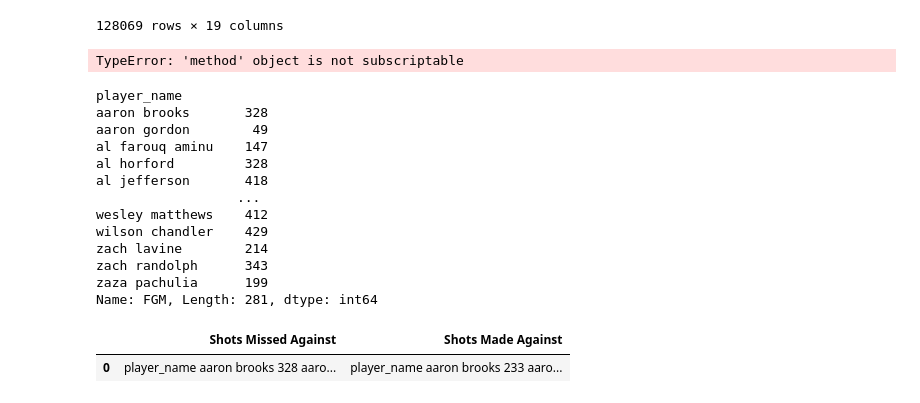
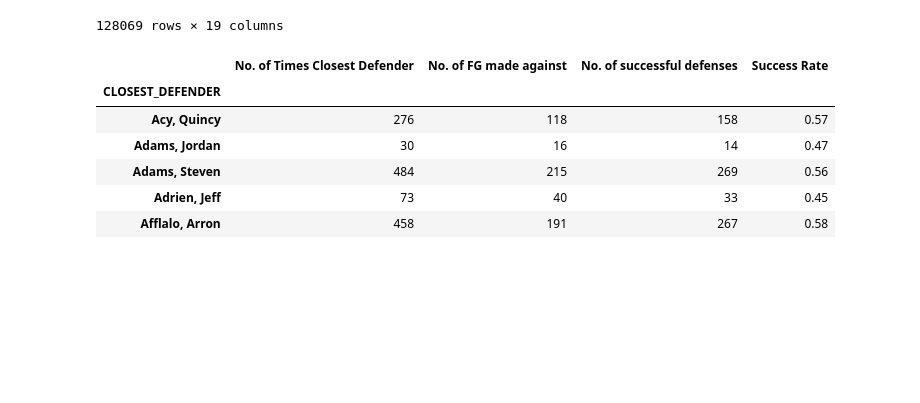
Before and after one commit to briennecole/NBA_Shot_Analysis, a Jupyter notebook: NBA_analysis_brienne.ipynb, the cells around one changed output. Drawn from its saved outputs; the diff is of its cells as text; code cells hidden in the pictures; blank space fills up the shorter version.

```diff
--- a/NBA_analysis_brienne.ipynb
+++ b/NBA_analysis_brienne.ipynb
@@ -142,54 +142,46 @@ cleaned_df
 128069 rows × 19 columns
 # %%
 cleaned_df.to_csv("Resources/Final_nba_df.csv")
-# %%
-# # Closest defender count bar graph
-# defender_count = cleaned_df['CLOSEST_DEFENDER'].value_counts()
-# defender_count
-
-success = cleaned_df.set_index["CLOSEST_DEFENDER"]
-# %% [output]
-TypeError: 'method' object is not subscriptable
 # %%
 # Sort and rank (# of successful shots divided by # of times closest defender)
-defense_success_temp = cleaned_df.loc[cleaned_df["FGM"] == 0].groupby(["player_name"]).count()
-defense_success = defense_success_temp ["FGM"]
-defense_success
+# defense_success_temp = cleaned_df.loc[cleaned_df["FGM"] == 0].groupby(["player_name"]).count()
+# defense_success = defense_success_temp ["FGM"]
+# defense_success
 
 # player_stats_temp = defense_success.groupby(["player_name"]).count()
 # player_stats
 #player_stats.head()
 
-defense_fail_temp = cleaned_df.loc[cleaned_df["FGM"] == 1].groupby(["player_name"]).count()
-defense_fail = defense_fail_temp["FGM"]
+# defense_fail_temp = cleaned_df.loc[cleaned_df["FGM"] == 1].groupby(["player_name"]).count()
+# defense_fail = defense_fail_temp["FGM"]
 #defense_fail
 #player_df = player_temp_df.groupby("player_name")
 #cleaned_df["DEFENDER_SUCCESS (%)"] = defender_count /
-# %% [output]
-player_name
-aaron brooks       328
-aaron gordon        49
-al farouq aminu    147
-al horford         328
-al jefferson       418
-                  ...
-wesley matthews    412
-wilson chandler    429
-zach lavine        214
-zach randolph      343
-zaza pachulia      199
-Name: FGM, Length: 281, dtype: int64
 # %%
-# defender_success = defense_success["FGM"].count() / cleaned_df['CLOSEST_DEFENDER'].count()
-# defender_success
+closest_defender = cleaned_df.groupby(["CLOSEST_DEFENDER"])
+closest_defender2 = closest_defender["CLOSEST_DEFENDER"].unique()
+# closest_defender.head()
+defender_count = closest_defender["CLOSEST_DEFENDER"].count()
+# defender_count
+defender_failure = closest_defender["FGM"].sum()
+defender_success = defender_count - defender_failure
+success_rate = round((defender_success / defender_count), 2)
 
-#fgm_miss = player_stats['FGM']
-#fgm_miss
+defender_df = pd.DataFrame({
+    "No. of Times Closest Defender": defender_count,
+    "No. of FG made against": defender_failure,
+    "No. of successful defenses": defender_success,
+    "Success Rate": success_rate
+})
 
-defense_df = pd.DataFrame({"Shots Missed Against": [defense_success],
-                         "Shots Made Against": [defense_fail]})
 
-defense_df
+format_df = ({'Success Rate':'{:,.2%}'})
+defender_df.head()
 # %% [output]
-|  | Shots Missed Against | Shots Made Against |
-| 0 | player_name aaron brooks 328 aaro... | player_name aaron brooks 233 aaro... |
+|  | No. of Times Closest Defender | No. of FG made against | No. of successful defenses | Success Rate |
+| CLOSEST_DEFENDER |  |  |  |  |
+| Acy, Quincy | 276 | 118 | 158 | 0.57 |
+| Adams, Jordan | 30 | 16 | 14 | 0.47 |
+| Adams, Steven | 484 | 215 | 269 | 0.56 |
+| Adrien, Jeff | 73 | 40 | 33 | 0.45 |
+| Afflalo, Arron | 458 | 191 | 267 | 0.58 |
```
Also changed, not shown: parts of 7 cells of this notebook, 1 other file.
